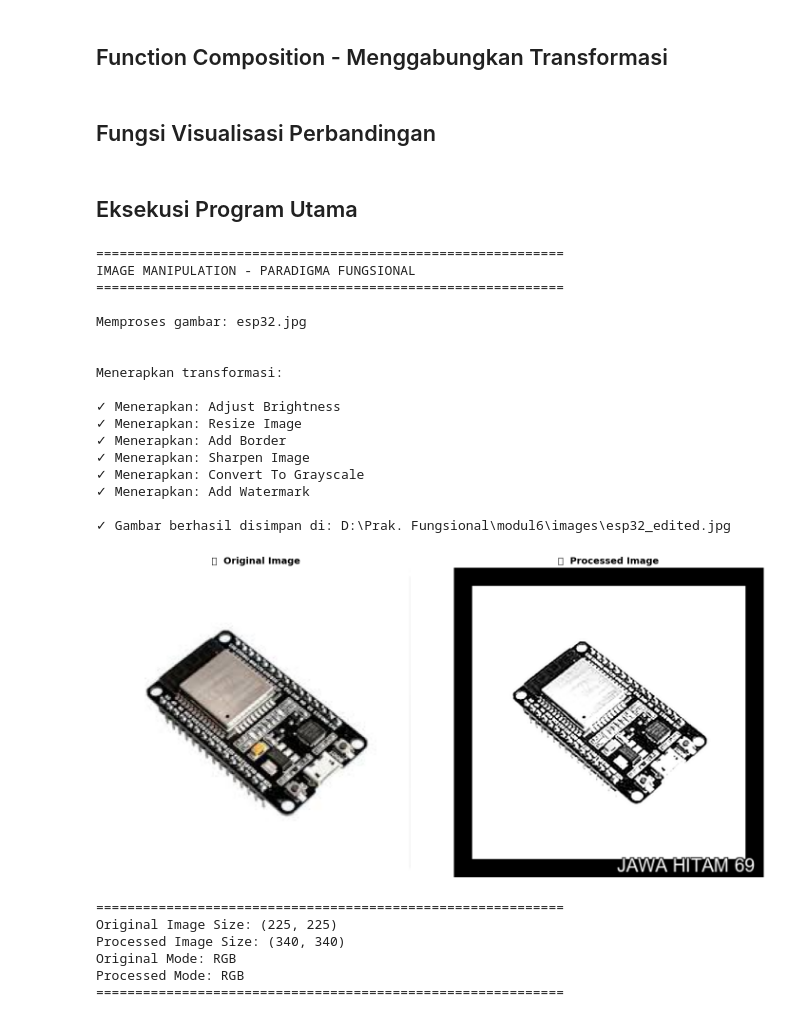
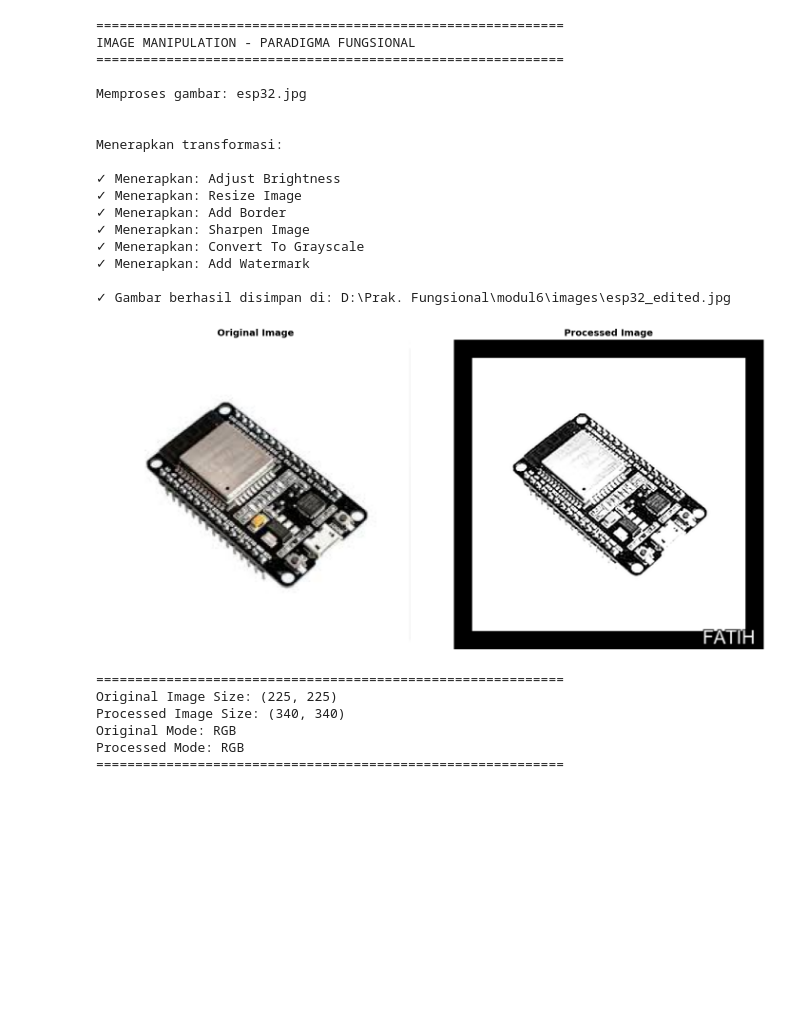
Before and after one commit to FatihHDR/functional-programming, a Jupyter notebook: modul6/tugas1.ipynb, the cells around one changed output. Saved outputs shown, nothing was run; the diff lists cells and outputs as text; code cells hidden in the pictures; blank space fills up the shorter version.

```diff
--- a/modul6/tugas1.ipynb
+++ b/modul6/tugas1.ipynb
@@ -94,51 +69,30 @@ def add_watermark(image, text="Your Name", position='bottom_right'):
     draw.text((x, y), text, fill='white', font=font)
 
     return image
-# %% [markdown]
-## Function Composition - Menggabungkan Transformasi
 # %%
-# Function composition menggunakan reduce (konsep functional programming)
 def compose(*functions):
-    """
-    Menggabungkan beberapa fungsi menjadi satu pipeline
-    Higher-order function yang menggunakan reduce untuk komposisi fungsi
-    """
     return lambda x: reduce(lambda acc, func: func(acc), functions, x)
 
-# Closure untuk menyimpan konfigurasi transformasi
 def create_image_pipeline(watermark_text="Your Name"):
-    """
-    Closure yang mengembalikan fungsi pipeline dengan konfigurasi spesifik
-    """
     def pipeline(image):
-        # Pipeline transformasi sesuai urutan yang diminta
         transformations = [
-            lambda img: adjust_brightness(img, 1.5),  # Kecerahan +50%
-            lambda img: resize_image(img, (300, 300)),  # Resize 300x300
-            lambda img: add_border(img, 20, 'black'),  # Border hitam 20px
-            sharpen_image,  # Pertajam
-            convert_to_grayscale,  # Grayscale
-            lambda img: add_watermark(img, watermark_text)  # Watermark
+            lambda img: adjust_brightness(img, 1.5),
+            lambda img: resize_image(img, (300, 300)),
+            lambda img: add_border(img, 20, 'black'),
+            sharpen_image,
+            convert_to_grayscale,
+            lambda img: add_watermark(img, watermark_text)
         ]
 
-        # Gunakan compose untuk menggabungkan semua transformasi
         composed_transform = compose(*transformations)
         return composed_transform(image)
 
     return pipeline
-# %% [markdown]
-## Fungsi Visualisasi Perbandingan
 # %%
-# Higher-order function untuk visualisasi
 def create_comparison_viewer(title_func):
-    """
-    Higher-order function yang menerima fungsi untuk generate title
-    dan mengembalikan fungsi visualisasi
-    """
     def viewer(original, processed):
         fig, axes = plt.subplots(1, 2, figsize=(15, 7))
 
-        # Gambar asli
         axes[0].imshow(original)
         axes[0].set_title(title_func('Original'), fontsize=14, fontweight='bold')
         axes[0].axis('off')
@@ -161,61 +115,50 @@ def create_comparison_viewer(title_func):
 
     return viewer
 
-# Lambda function untuk generate title (pure function)
-generate_title = lambda label: f"🖼️  {label} Image"
+generate_title = lambda label: f"{label} Image"
 
-# Buat viewer menggunakan higher-order function
 display_comparison = create_comparison_viewer(generate_title)
-# %% [markdown]
-## Eksekusi Program Utama
 # %%
-# Path file
 image_path = r"D:\Prak. Fungsional\modul6\images\esp32.jpg"
 output_path = r"D:\Prak. Fungsional\modul6\images\esp32_edited.jpg"
 
-# Ganti dengan nama Anda
-YOUR_NAME = "JAWA HITAM 69"  # <-- GANTI DENGAN NAMA ANDA
+YOUR_NAME = "FATIH"
 
 print("="*60)
 print("IMAGE MANIPULATION - PARADIGMA FUNGSIONAL")
 print("="*60)
 print(f"\nMemproses gambar: {os.path.basename(image_path)}\n")
 
-# Load gambar asli
 original_image = Image.open(image_path)
 
-# Buat pipeline dengan closure (menggunakan nama watermark)
 image_pipeline = create_image_pipeline(watermark_text=YOUR_NAME)
 
-# Proses gambar menggunakan pipeline
 print("\nMenerapkan transformasi:\n")
 processed_image = image_pipeline(original_image.copy())
 
-# Simpan gambar hasil
 processed_image.save(output_path)
 print(f"\n✓ Gambar berhasil disimpan di: {output_path}\n")
 
-# Tampilkan perbandingan
 display_comparison(original_image, processed_image)
 # %% [output]
 ============================================================
 IMAGE MANIPULATION - PARADIGMA FUNGSIONAL
 ============================================================
 
 Memproses gambar: esp32.jpg
 
 
 Menerapkan transformasi:
 
 ✓ Menerapkan: Adjust Brightness
 ✓ Menerapkan: Resize Image
 ✓ Menerapkan: Add Border
 ✓ Menerapkan: Sharpen Image
 ✓ Menerapkan: Convert To Grayscale
 ✓ Menerapkan: Add Watermark
 
 ✓ Gambar berhasil disimpan di: D:\Prak. Fungsional\modul6\images\esp32_edited.jpg
-[figure, old version]
+[figure, new version]
 ============================================================
 Original Image Size: (225, 225)
 Processed Image Size: (340, 340)
```
Also changed, not shown: parts of 7 cells of this notebook, 4 other files.
